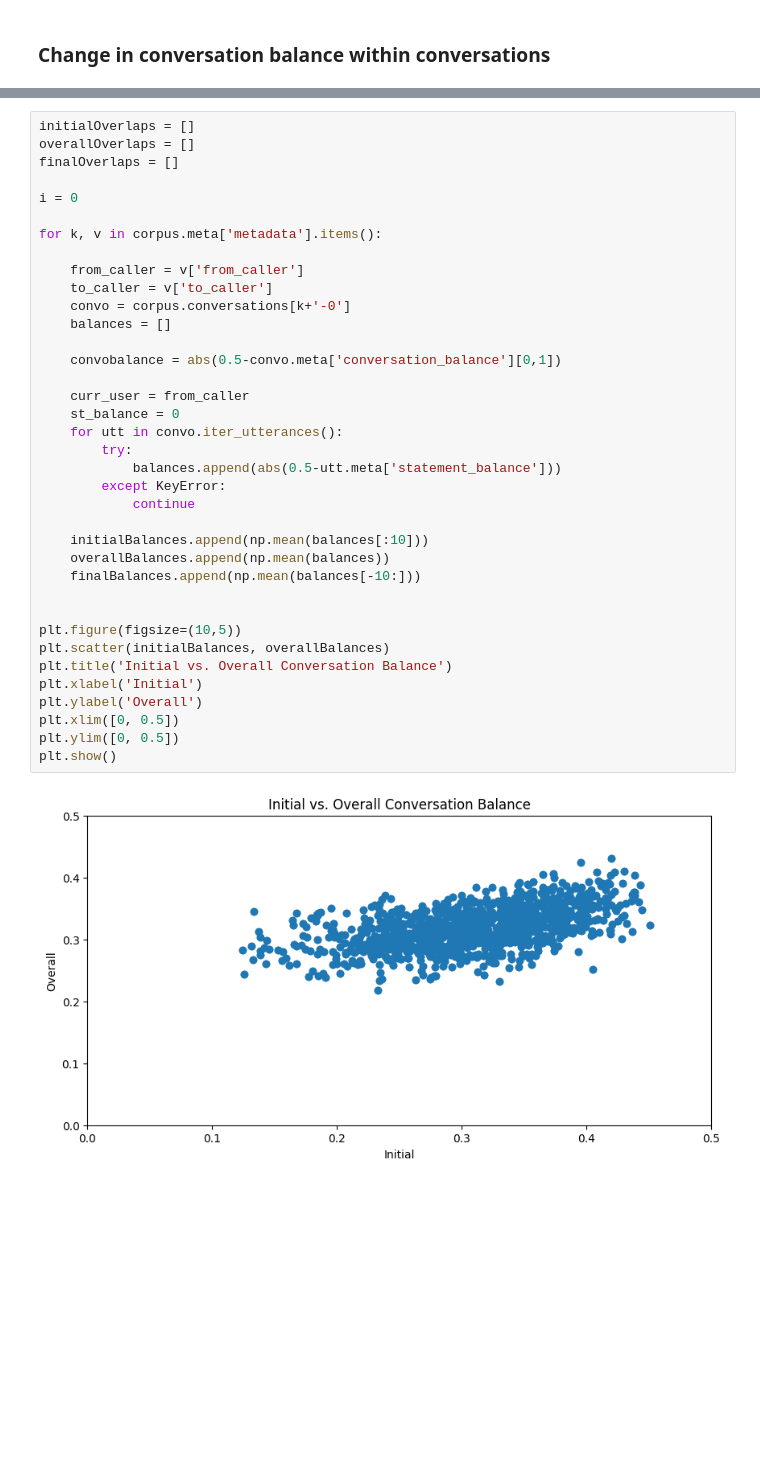
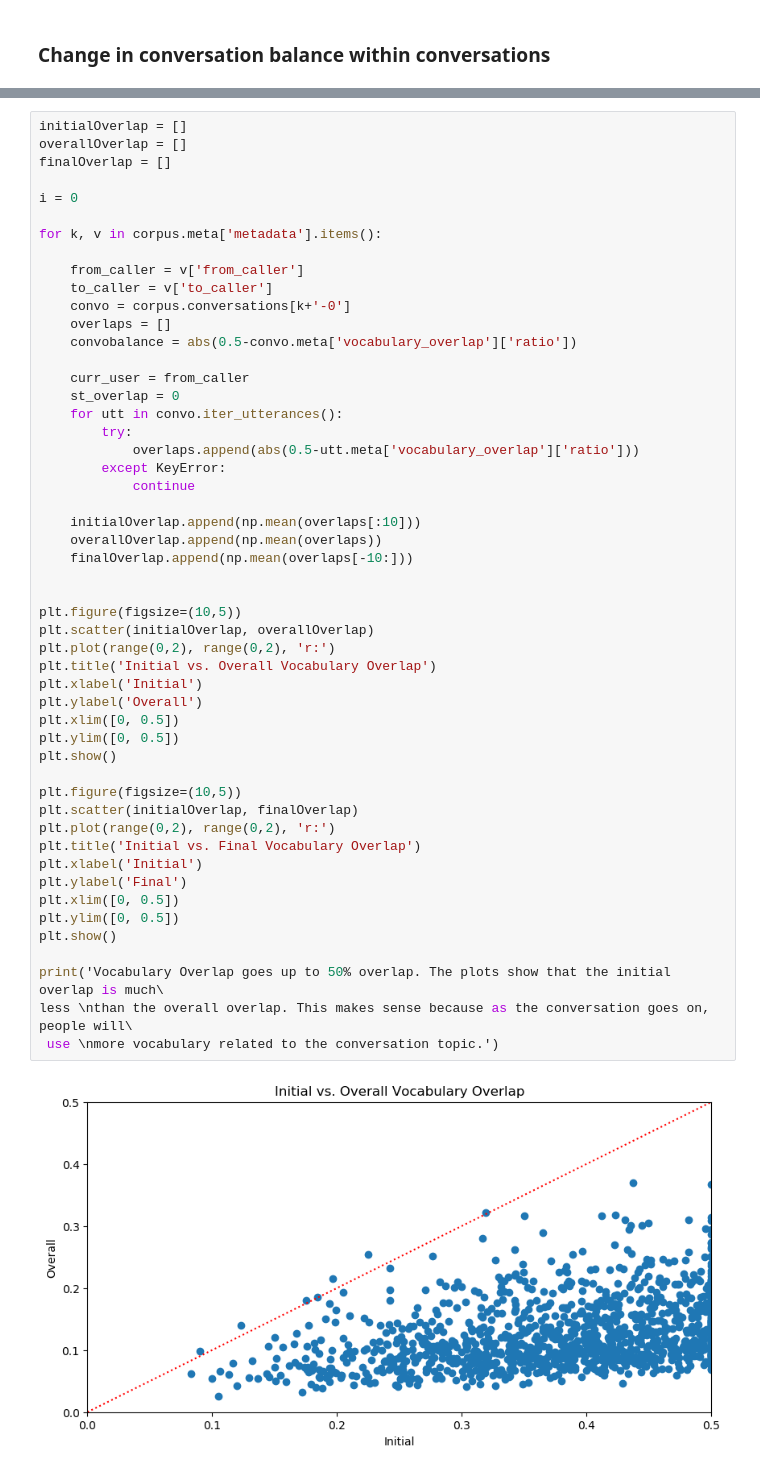
Before and after one commit to Gnome42/Cornell-Conversational-Analysis-Toolkit, a Jupyter notebook: datasets/switchboard-corpus/E2_data_analysis.ipynb, the cells around one changed output, grey strips where cells are left out. Drawn from its saved outputs; the diff is of its cells as text; blank space fills up the shorter version.

Commit message:
added plots for metrics at beginning vs end of conversation

```diff
--- a/datasets/switchboard-corpus/E2_data_analysis.ipynb
+++ b/datasets/switchboard-corpus/E2_data_analysis.ipynb
@@ -813,39 +818,53 @@ plt.show()
 # %%
-initialOverlaps = []
-overallOverlaps = []
-finalOverlaps = []
+initialOverlap = []
+overallOverlap = []
+finalOverlap = []
 
 i = 0
 
 for k, v in corpus.meta['metadata'].items():
 
     from_caller = v['from_caller']
     to_caller = v['to_caller']
     convo = corpus.conversations[k+'-0']
-    balances = []
-
-    convobalance = abs(0.5-convo.meta['conversation_balance'][0,1])
+    overlaps = []
+    convobalance = abs(0.5-convo.meta['vocabulary_overlap']['ratio'])
 
     curr_user = from_caller
-    st_balance = 0
+    st_overlap = 0
     for utt in convo.iter_utterances():
         try:
-            balances.append(abs(0.5-utt.meta['statement_balance']))
+            overlaps.append(abs(0.5-utt.meta['vocabulary_overlap']['ratio']))
         except KeyError:
             continue
 
-    initialBalances.append(np.mean(balances[:10]))
-    overallBalances.append(np.mean(balances))
-    finalBalances.append(np.mean(balances[-10:]))
+    initialOverlap.append(np.mean(overlaps[:10]))
+    overallOverlap.append(np.mean(overlaps))
+    finalOverlap.append(np.mean(overlaps[-10:]))
 
 
 plt.figure(figsize=(10,5))
-plt.scatter(initialBalances, overallBalances)
-plt.title('Initial vs. Overall Conversation Balance')
+plt.scatter(initialOverlap, overallOverlap)
+plt.plot(range(0,2), range(0,2), 'r:')
+plt.title('Initial vs. Overall Vocabulary Overlap')
 plt.xlabel('Initial')
 plt.ylabel('Overall')
 plt.xlim([0, 0.5])
 plt.ylim([0, 0.5])
 plt.show()
+
+plt.figure(figsize=(10,5))
+plt.scatter(initialOverlap, finalOverlap)
+plt.plot(range(0,2), range(0,2), 'r:')
+plt.title('Initial vs. Final Vocabulary Overlap')
+plt.xlabel('Initial')
+plt.ylabel('Final')
+plt.xlim([0, 0.5])
+plt.ylim([0, 0.5])
+plt.show()
+
+print('Vocabulary Overlap goes up to 50% overlap. The plots show that the initial overlap is much\
+less \nthan the overall overlap. This makes sense because as the conversation goes on, people will\
+ use \nmore vocabulary related to the conversation topic.')
 # %% [output]
-[figure, old version]
+[figure, new version]
```
Also changed, not shown: parts of 19 cells of this notebook, 1 other file.
